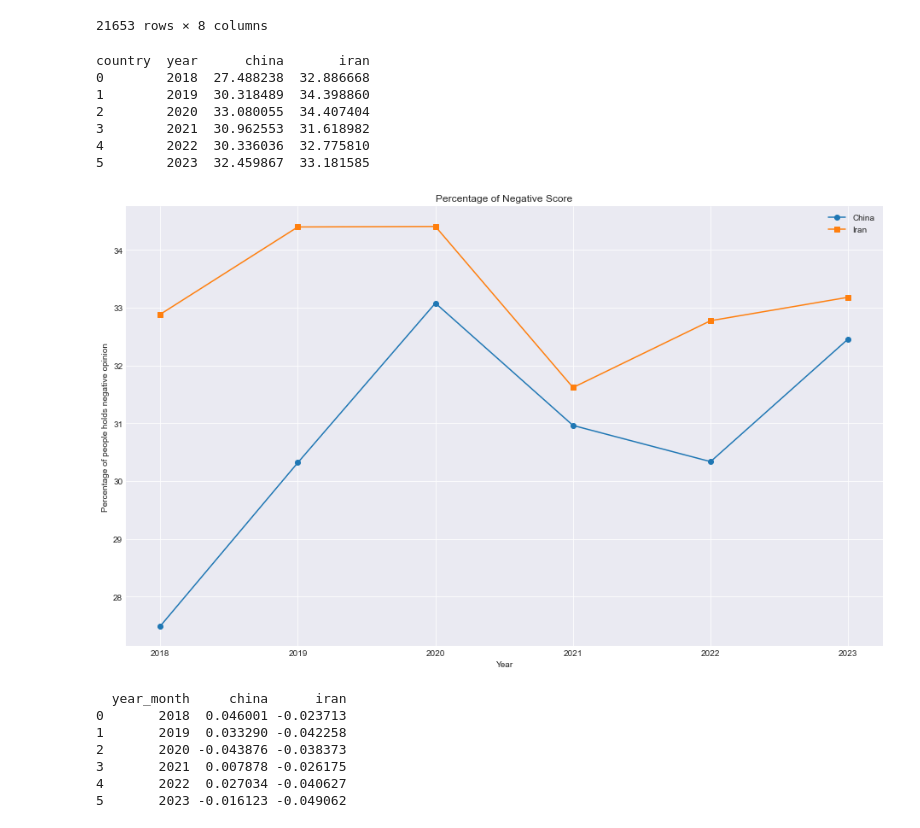
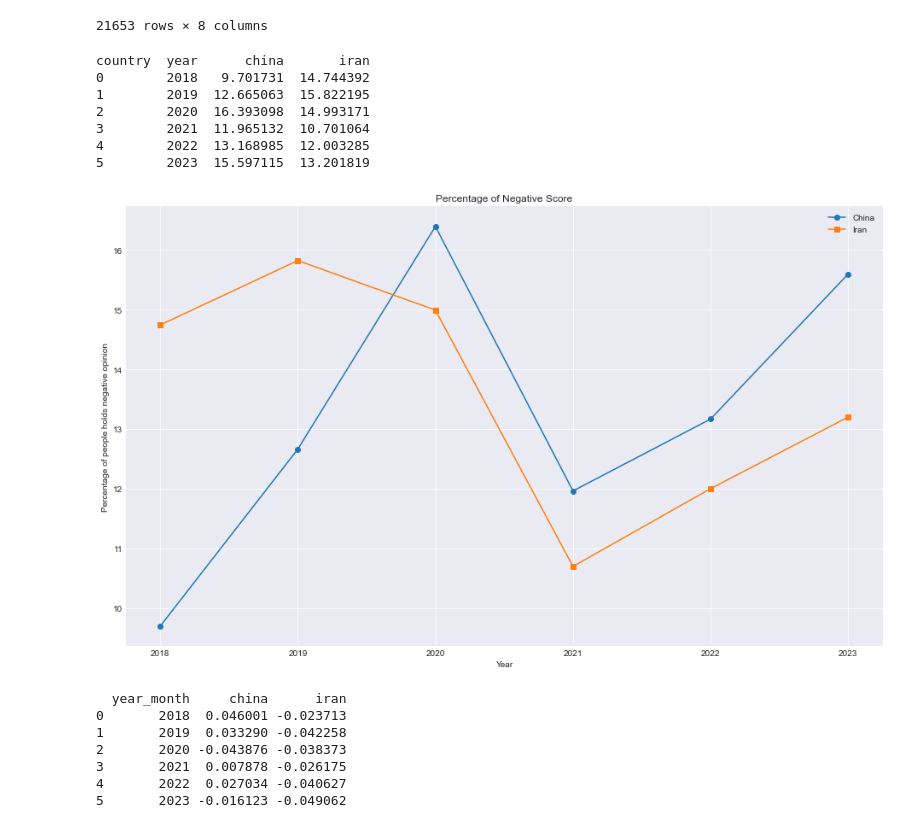
Before and after one commit to ChrisZhang6888/public_opinion_thesis, a Jupyter notebook: Programming/Distinction Analysis.ipynb, the cells around one changed output. Saved outputs shown, nothing was run; the diff lists cells and outputs as text; code cells hidden in the pictures.

```diff
--- a/Programming/Distinction Analysis.ipynb
+++ b/Programming/Distinction Analysis.ipynb
@@ -93,7 +93,7 @@ countries['year'] = countries['year_month']
 yearly_std_dev = countries.groupby(['year', 'country'])['sentiment'].std().reset_index(name='yearly_std_dev')
 
 # Flag negative sentiment scores
-countries['is_negative'] = countries['sentiment'] < 0.25
+countries['is_negative'] = countries['sentiment'] < 0
 
 # Calculate the percentage of negative sentiment scores for each month and country
 monthly_negative_percentage = countries.groupby(['year','country'])['is_negative'].mean() * 100
@@ -106,44 +106,44 @@ final_df = pd.merge(monthly_negative_percentage, yearly_std_dev, on=['year', 'co
 final_df['value'] = final_df['negative_percentage'] * final_df['yearly_std_dev']
 
 # Pivot the table to get each 'country' as separate columns and 'year-month' as rows
-pivot_table = final_df.pivot_table(index=['year'], columns='country', values='value').reset_index()
+pivot_table1 = final_df.pivot_table(index=['year'], columns='country', values='value').reset_index()
 
 # Display the final pivot table
-print(pivot_table)
+print(pivot_table1)
 # %% [output]
 country  year      china       iran
-0        2018  27.488238  32.886668
-1        2019  30.318489  34.398860
-2        2020  33.080055  34.407404
-3        2021  30.962553  31.618982
-4        2022  30.336036  32.775810
-5        2023  32.459867  33.181585
+0        2018   9.701731  14.744392
+1        2019  12.665063  15.822195
+2        2020  16.393098  14.993171
+3        2021  11.965132  10.701064
+4        2022  13.168985  12.003285
+5        2023  15.597115  13.201819
 # %%
 import matplotlib.pyplot as plt
 # Setting the style
 plt.style.use('seaborn-darkgrid')
 
 # Extract the year from 'year_month' and create a new column 'year'
 # pivot_table['year'] = pivot_table['year_month'].str[:4]
 
 # Group by 'year' and calculate the mean sentiment scores again
-annual_means = pivot_table.groupby('year').mean().reset_index()
+annual_means1 = pivot_table1.groupby('year').mean().reset_index()
 
 # Plotting
 plt.figure(figsize=(13,8))  # Set the figure size for better readability
-plt.plot(annual_means['year'], annual_means['china'], marker='o', label='China')
-plt.plot(annual_means['year'], annual_means['iran'], marker='s', label='Iran')
+plt.plot(annual_means1['year'], annual_means1['china'], marker='o', label='China')
+plt.plot(annual_means1['year'], annual_means1['iran'], marker='s', label='Iran')
 
 # Adding titles and labels
 plt.title('Percentage of Negative Score')
 plt.xlabel('Year')
 plt.ylabel('Percentage of people holds negative opinion')
 plt.legend()  # Show the legend to indicate which line corresponds to which country
 
 # Show the plot
 plt.tight_layout()  # Adjust the layout to make room for the labels
 plt.show()
 # %% [output]
-[figure, old version]
+[figure, new version]
 # %%
 grouped = countries.groupby(['year_month', 'country']).sentiment.mean().reset_index()
```
Also changed, not shown: parts of 19 cells of this notebook.
